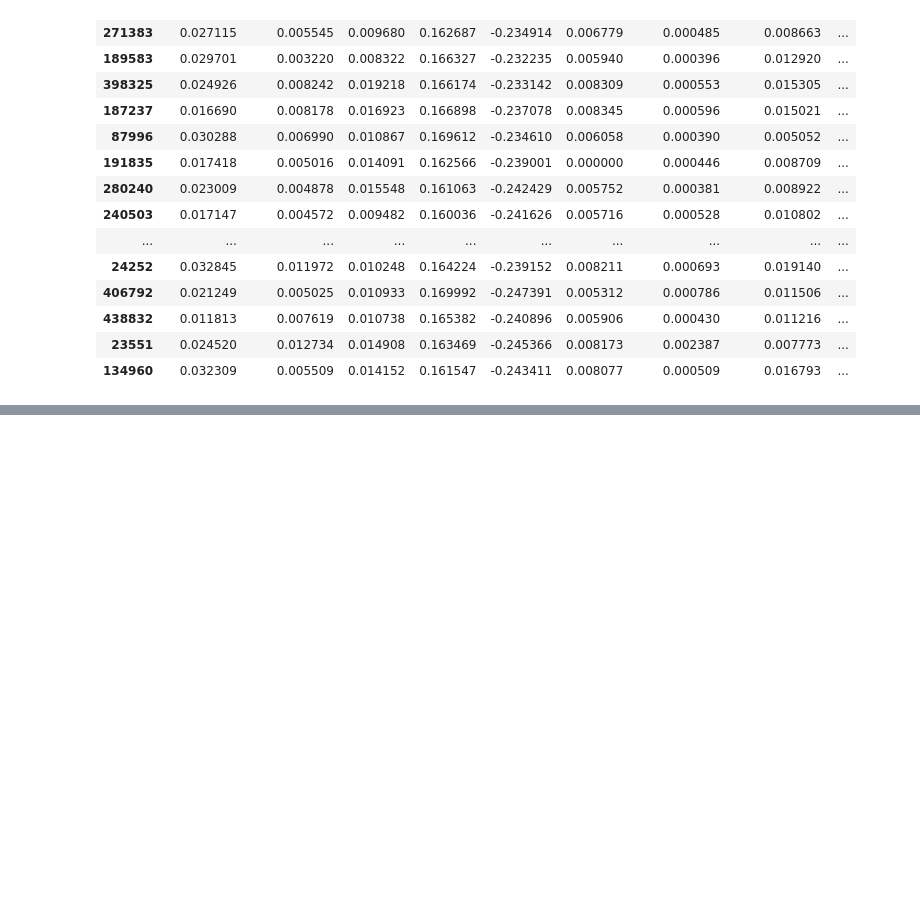
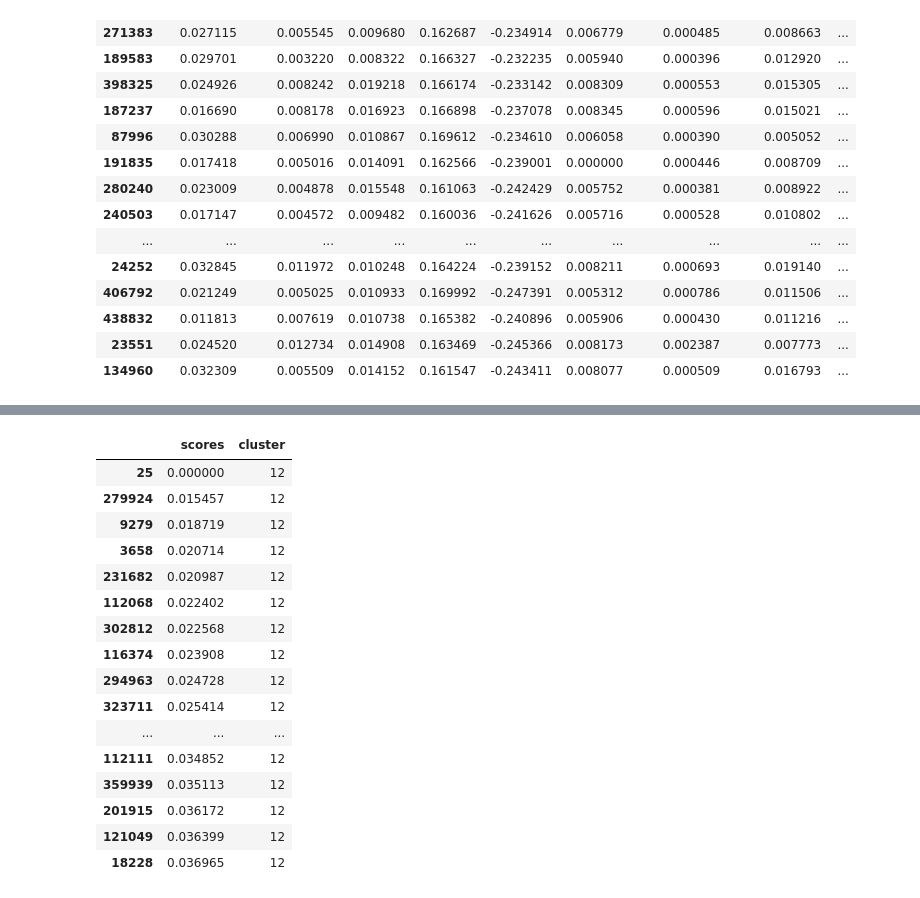
Before and after one commit to jhirschibar/music_box, a Jupyter notebook: recommender.ipynb, the cells around one changed output, grey strips where cells are left out. Cells and saved outputs as stored; diff of their text form; code cells hidden in the pictures; blank space fills up the shorter version.

```diff
--- a/recommender.ipynb
+++ b/recommender.ipynb
@@ -173,0 +117,3 @@ test.iloc[rec]
+# %%
+#test is the normalized df
+kmeans = KMeans(n_clusters = 20, random_state=0, algorithm='full').fit(test)
@@ -173,0 +150,6 @@ test.iloc[rec]
+# %%
+seed_index = 25
+test['cluster']=kmeans.labels_
+#cluster = test.iloc[seed_index]['cluster']
+#cluster_df = test.loc[test['cluster']==cluster].copy()
+test['scores']= linalg.norm(test.iloc[seed_index] - test, axis=1)
@@ -173,0 +163,22 @@ test.iloc[rec]
+# %%
+rec = test.sort_values("scores").index[:25]
+#df.iloc[rec][['song_name', 'artist']+cats]
+test.iloc[rec][['scores', 'cluster']]
+# %% [output]
+|  | scores | cluster |
+| 25 | 0.000000 | 12 |
+| 279924 | 0.015457 | 12 |
+| 9279 | 0.018719 | 12 |
+| 3658 | 0.020714 | 12 |
+| 231682 | 0.020987 | 12 |
+| 112068 | 0.022402 | 12 |
+| 302812 | 0.022568 | 12 |
+| 116374 | 0.023908 | 12 |
+| 294963 | 0.024728 | 12 |
+| 323711 | 0.025414 | 12 |
+| ... | ... | ... |
+| 112111 | 0.034852 | 12 |
+| 359939 | 0.035113 | 12 |
+| 201915 | 0.036172 | 12 |
+| 121049 | 0.036399 | 12 |
+| 18228 | 0.036965 | 12 |
```
Also changed, not shown: parts of 12 cells of this notebook.
